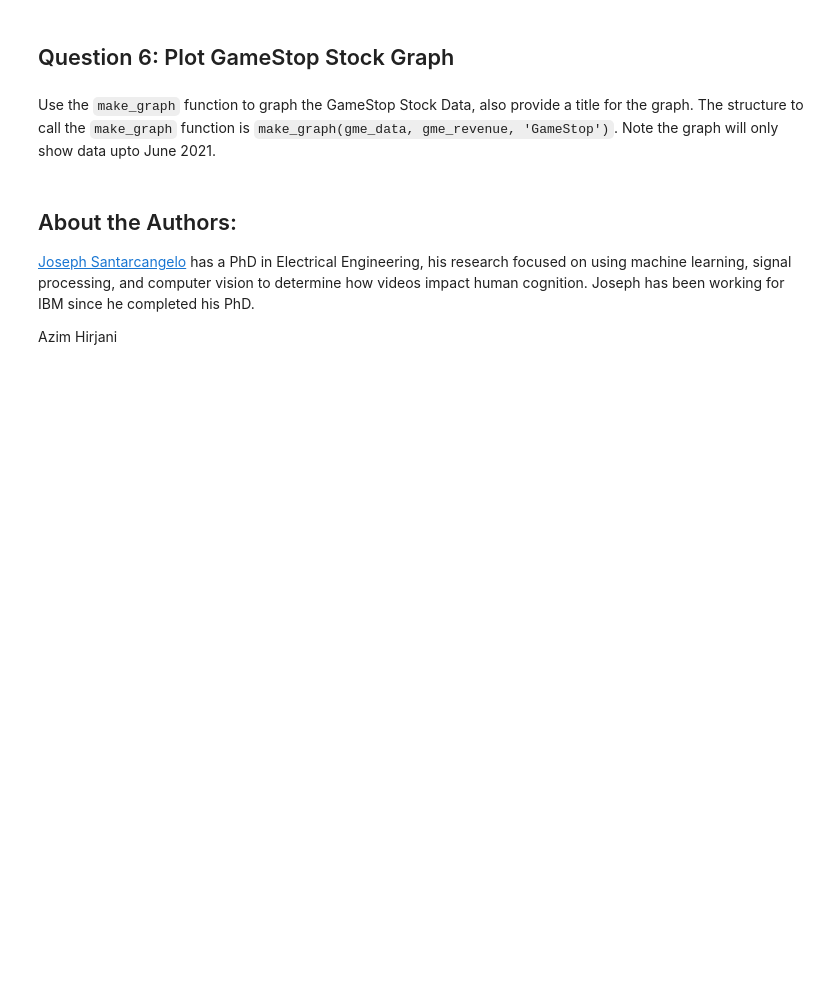
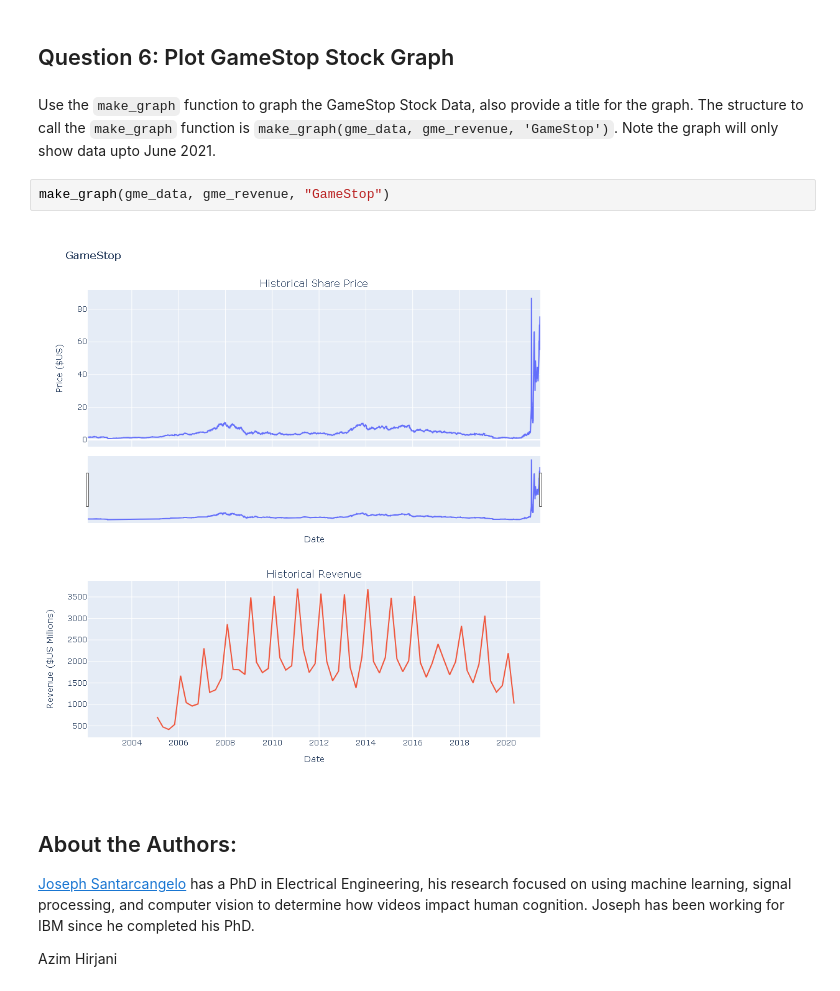
Before and after one commit to cattyman919/DataScience, a Jupyter notebook: Python Project For Data Science/Final Assignment.ipynb, the cells around one changed output. Drawn from its saved outputs; the diff is of its cells as text; blank space fills up the shorter version.

```diff
--- a/Python Project For Data Science/Final Assignment.ipynb
+++ b/Python Project For Data Science/Final Assignment.ipynb
@@ -231,6 +251,10 @@ Use the `make_graph` function to graph the Tesla Stock Data, also provide a titl
 ## Question 6: Plot GameStop Stock Graph
 # %% [markdown]
 Use the `make_graph` function to graph the GameStop Stock Data, also provide a title for the graph. The structure to call the `make_graph` function is `make_graph(gme_data, gme_revenue, 'GameStop')`. Note the graph will only show data upto June 2021.
+# %%
+make_graph(gme_data, gme_revenue, "GameStop")
+# %% [output]
+[figure, added]
 # %% [markdown]
 <h2>About the Authors:</h2>
 
```
Also changed, not shown: parts of 3 cells of this notebook.
